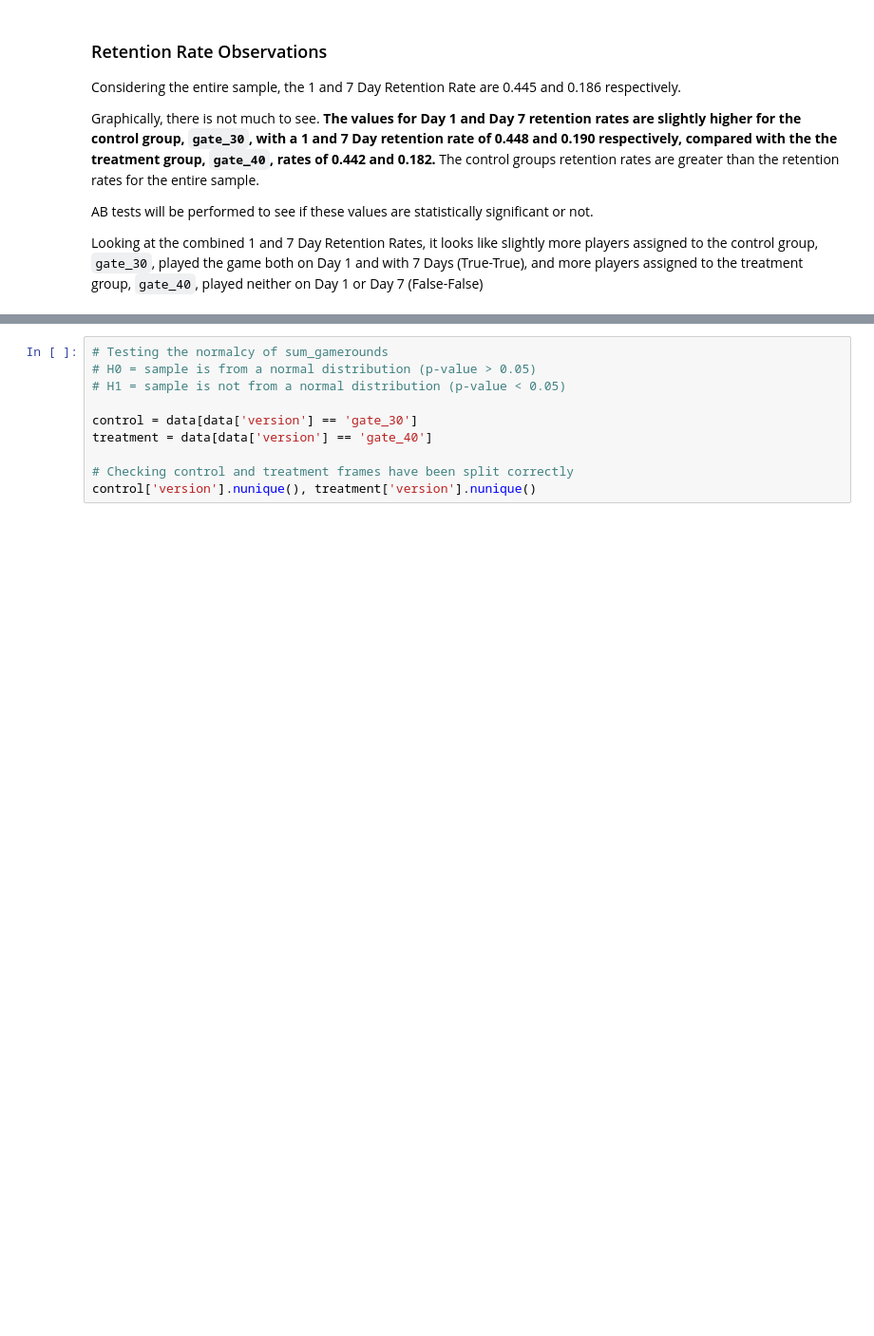
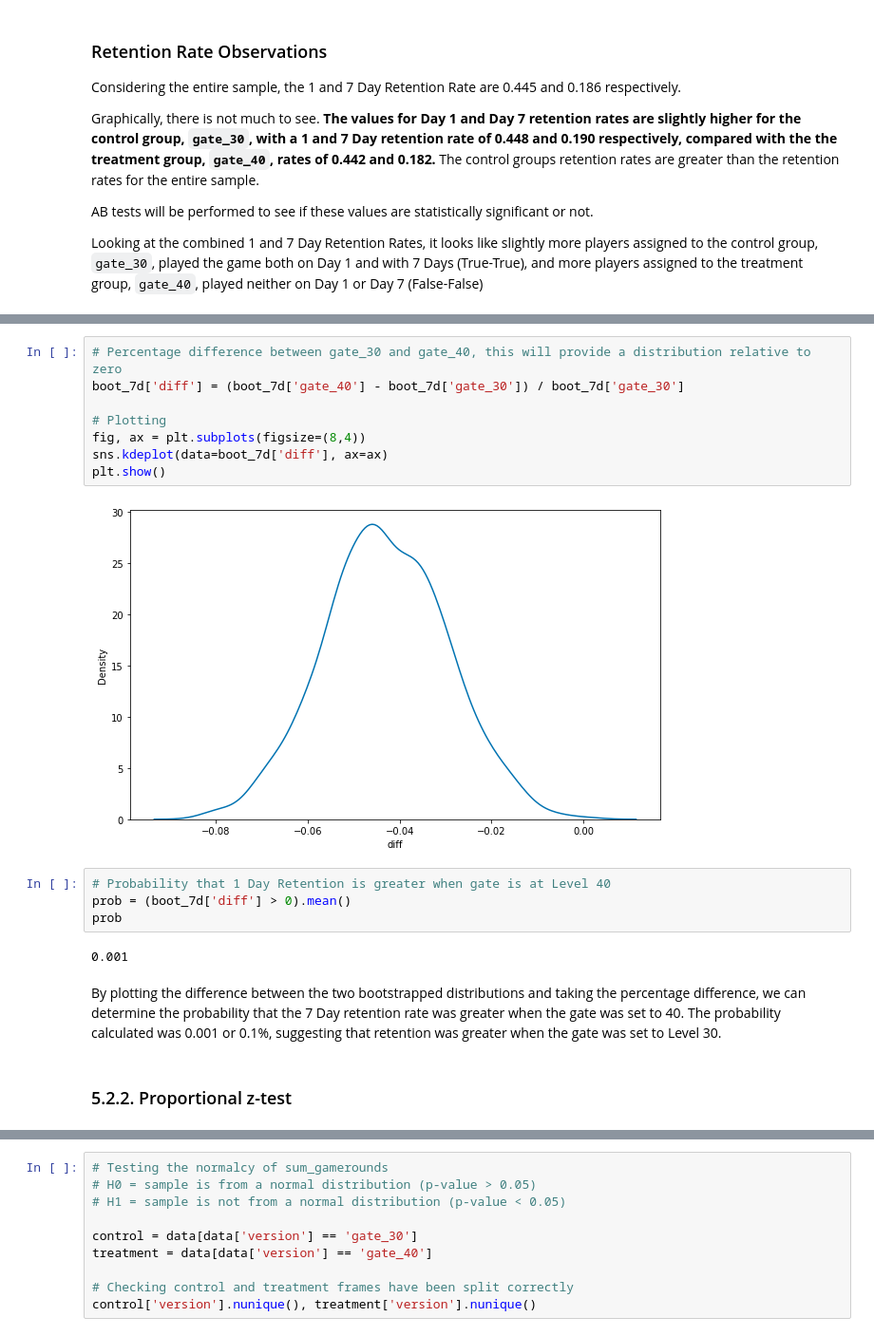
Before and after one commit to lorcanrae/ab-test-cookie-cats, a Jupyter notebook: notebooks/ab-test-cookie-cats.ipynb, the cells around one changed output, grey strips where cells are left out. Shown: that part at 95% size. Saved outputs shown, nothing was run; the diff lists cells and outputs as text; blank space fills up the shorter version.

```diff
--- a/notebooks/ab-test-cookie-cats.ipynb
+++ b/notebooks/ab-test-cookie-cats.ipynb
@@ -558,0 +669,20 @@ The distribution of gamerounds played is quite clearly not normally distributed,
+# %%
+# Percentage difference between gate_30 and gate_40, this will provide a distribution relative to zero
+boot_7d['diff'] = (boot_7d['gate_40'] - boot_7d['gate_30']) / boot_7d['gate_30']
+
+# Plotting
+fig, ax = plt.subplots(figsize=(8,4))
+sns.kdeplot(data=boot_7d['diff'], ax=ax)
+plt.show()
+# %% [output]
+[figure, added]
+# %%
+# Probability that 1 Day Retention is greater when gate is at Level 40
+prob = (boot_7d['diff'] > 0).mean()
+prob
+# %% [output]
+0.001
+# %% [markdown]
+By plotting the difference between the two bootstrapped distributions and taking the percentage difference, we can determine the probability that the 7 Day retention rate was greater when the gate was set to 40. The probability calculated was 0.001 or 0.1%, suggesting that retention was greater when the gate was set to Level 30.
+# %% [markdown]
+### 5.2.2. Proportional z-test <a name ='5.2.2'></a>
```
Also changed, not shown: parts of 53 cells of this notebook.
